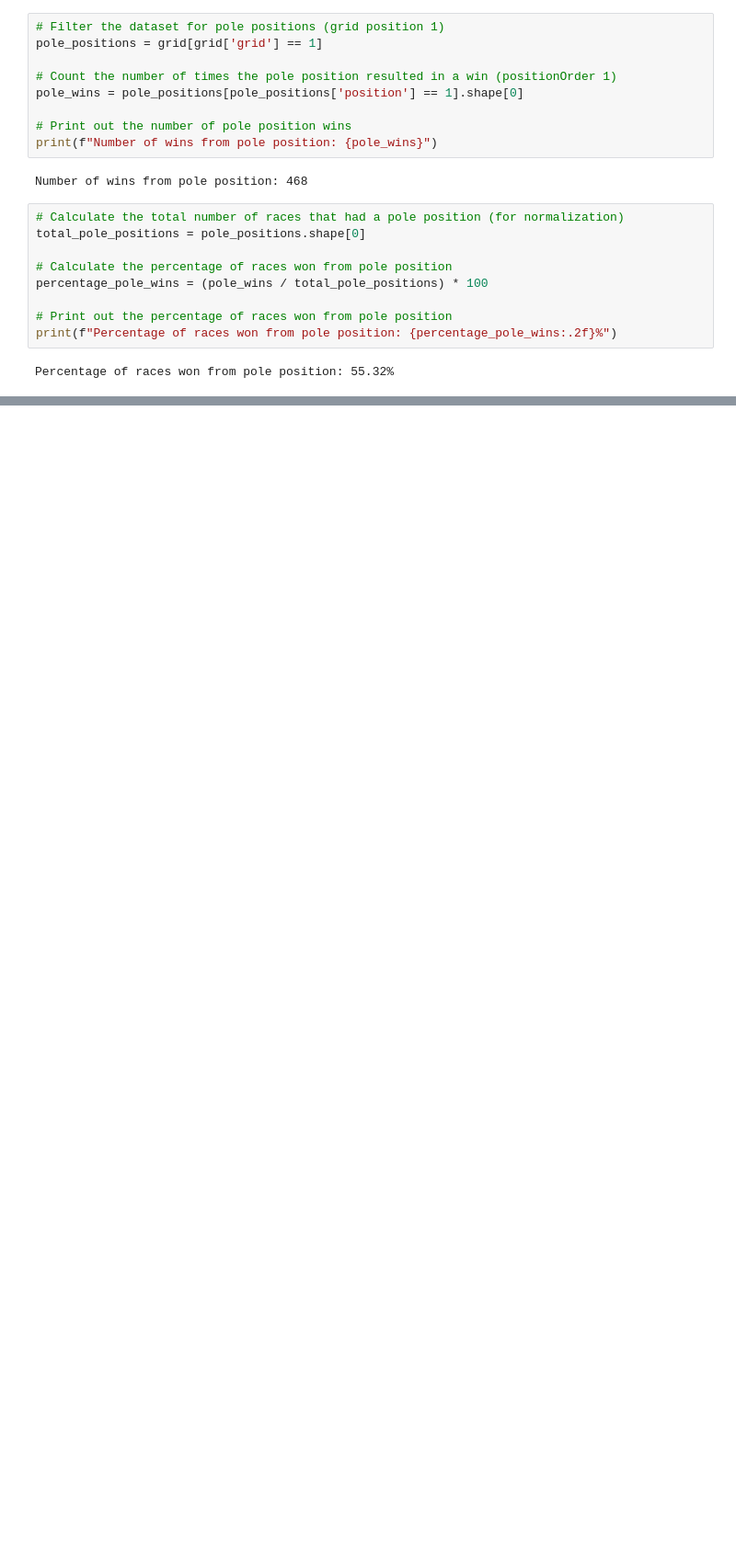
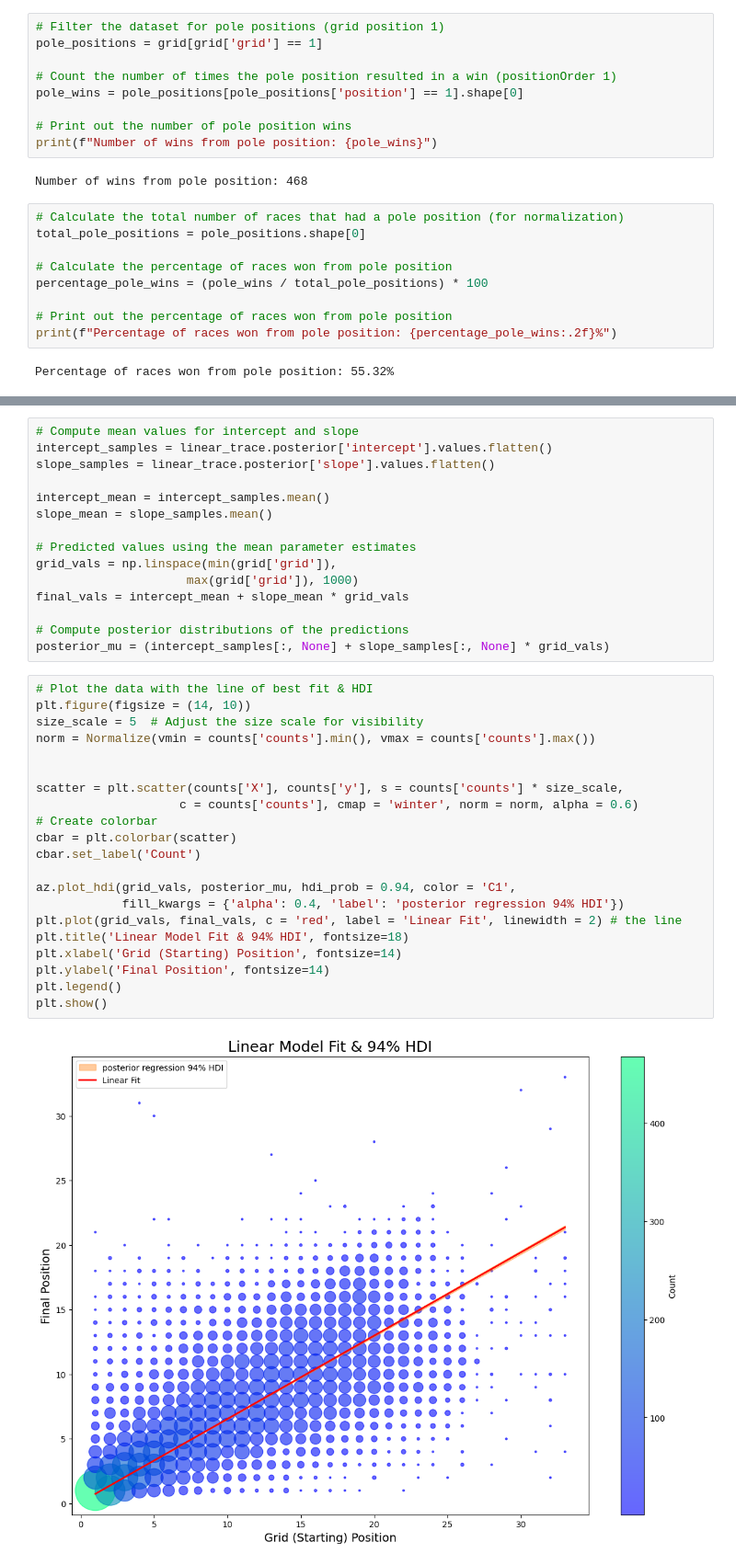
Before and after one commit to MacBeth-M/Grand-Prix-Geek, a Jupyter notebook: JupyterNotebooks/Pole Position: Bayesian Inference.ipynb, the cells around one changed output, grey strips where cells are left out. Shown at 92% size. Saved outputs shown, nothing was run; the diff lists cells and outputs as text; blank space fills up the shorter version.

```diff
--- a/JupyterNotebooks/Pole Position: Bayesian Inference.ipynb
+++ b/JupyterNotebooks/Pole Position: Bayesian Inference.ipynb
@@ -88,0 +160,38 @@ plt.show()
+# %%
+# Compute mean values for intercept and slope
+intercept_samples = linear_trace.posterior['intercept'].values.flatten()
+slope_samples = linear_trace.posterior['slope'].values.flatten()
+
+intercept_mean = intercept_samples.mean()
+slope_mean = slope_samples.mean()
+
+# Predicted values using the mean parameter estimates
+grid_vals = np.linspace(min(grid['grid']),
+                     max(grid['grid']), 1000)
+final_vals = intercept_mean + slope_mean * grid_vals
+
+# Compute posterior distributions of the predictions
+posterior_mu = (intercept_samples[:, None] + slope_samples[:, None] * grid_vals)
+# %%
+# Plot the data with the line of best fit & HDI
+plt.figure(figsize = (14, 10))
+size_scale = 5  # Adjust the size scale for visibility
+norm = Normalize(vmin = counts['counts'].min(), vmax = counts['counts'].max())
+
+
+scatter = plt.scatter(counts['X'], counts['y'], s = counts['counts'] * size_scale,
+                    c = counts['counts'], cmap = 'winter', norm = norm, alpha = 0.6)
+# Create colorbar
+cbar = plt.colorbar(scatter)
+cbar.set_label('Count')
+
+az.plot_hdi(grid_vals, posterior_mu, hdi_prob = 0.94, color = 'C1',
+            fill_kwargs = {'alpha': 0.4, 'label': 'posterior regression 94% HDI'})
+plt.plot(grid_vals, final_vals, c = 'red', label = 'Linear Fit', linewidth = 2) # the line
+plt.title('Linear Model Fit & 94% HDI', fontsize=18)
+plt.xlabel('Grid (Starting) Position', fontsize=14)
+plt.ylabel('Final Position', fontsize=14)
+plt.legend()
+plt.show()
+# %% [output]
+[figure, added]
```
Also changed, not shown: parts of 8 cells of this notebook.
